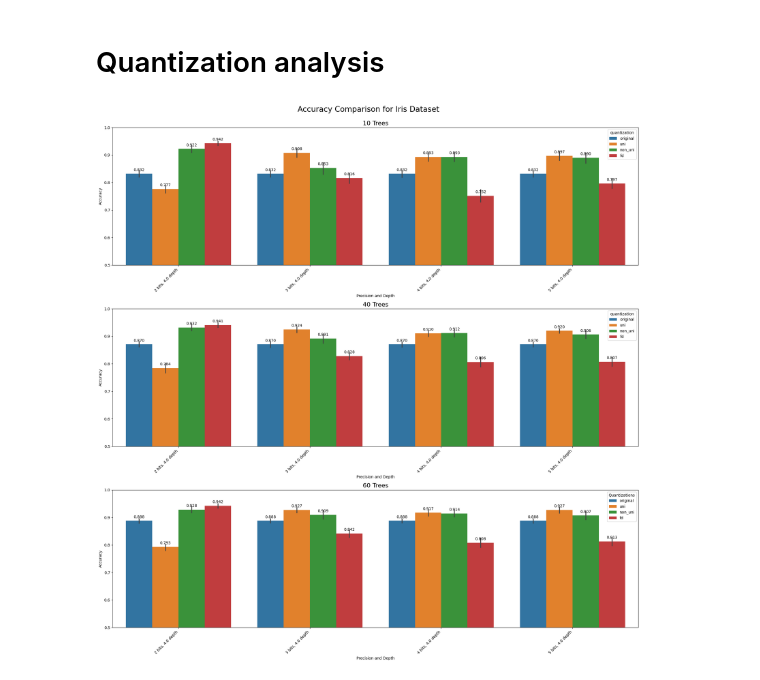
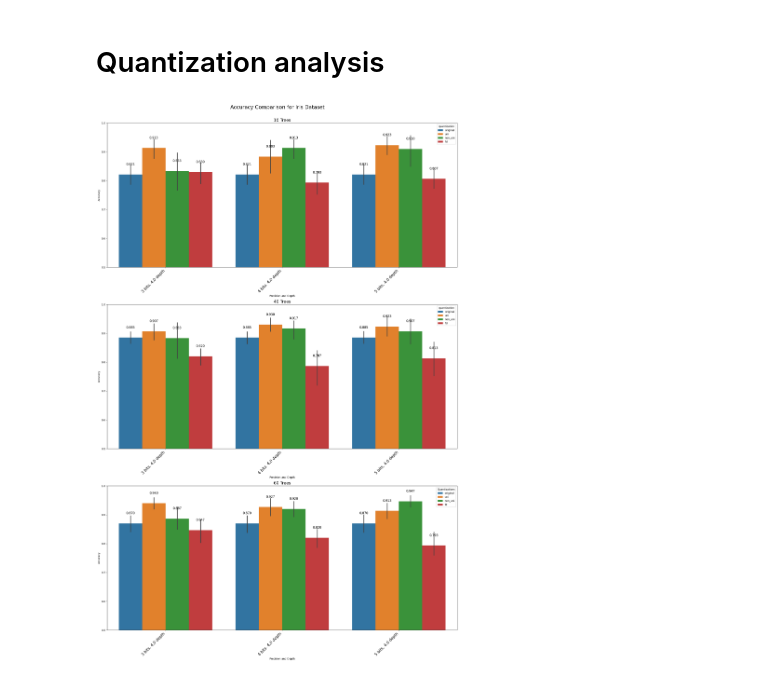
Before and after one commit to sofianeazogagh/oblivious_unlearning, a Jupyter notebook: notebook.ipynb, the cells around one changed output. Drawn from its saved outputs; the diff is of its cells as text; code cells hidden in the pictures.

```diff
--- a/notebook.ipynb
+++ b/notebook.ipynb
@@ -310,7 +308,7 @@ import pandas as pd
 import seaborn as sns
 
 dataset_name = "iris"
-precisions = [2, 3, 4, 5]
+precisions = [3, 4, 5]
 num_forests = [10, 40, 60]
 quantizations = ["original","uni", "non_uni", "fd"]
 depths = [4]
@@ -325,37 +323,34 @@ for n_bits in precisions:
                     filename = f"logs/{dataset_name}_{depth}d_{n_forests}m_clear.csv"
                 else:
                     filename = f"logs/{dataset_name}_{quantization}_{n_bits}bits_{depth}d_{n_forests}m_clear.csv"
                 result = pd.read_csv(filename, header=None, names=["accuracy", "training_time", "inference_time"])
                 result["precision"] = n_bits
                 result["num_forests"] = n_forests
                 result["quantization"] = quantization
                 result["depth"] = depth
                 data = pd.concat([data, result])
 
 data["precision_depth"] = data["precision"].astype(str) + " bits, " + data["depth"].astype(str) + " depth"
 
-fig = plt.figure(figsize=(20, 20))
-# plot for each num_forests
+fig = plt.figure(figsize=(20, 30))
 
 for i, n_forests in enumerate(num_forests):
     ax = fig.add_subplot(3, 1, i+1)
     sns.barplot(x="precision_depth", y="accuracy", hue="quantization", data=data[data["num_forests"] == n_forests], ax=ax)
     ax.set_ylim(0.5, 1)# Rotate x-axis labels for better readability
     # add a subtitle for each plot
     ax.set_title(f"{n_forests} Trees", fontsize=16)
-    ax.set_xticklabels(ax.get_xticklabels(), rotation=45, ha="right")
+    ax.set_xticklabels(ax.get_xticklabels(), rotation=45, ha="right", fontsize=15)
     ax.set_xlabel("Precision and Depth")
     ax.set_ylabel("Accuracy")
     # add the text on top of each bar
     for p in ax.patches:
-        ax.annotate(f"{p.get_height():.3f}", (p.get_x() + p.get_width() / 2., p.get_height()), ha="center", va="center", xytext=(0, 10), textcoords='offset points')
+        ax.annotate(f"{p.get_height():.3f}", (p.get_x() + p.get_width() / 2., p.get_height()), ha="center", va="center", xytext=(0, 40), textcoords='offset points', fontsize=12)
 
 plt.tight_layout()
 
-# add a title for the whole plot
 fig.suptitle(f"Accuracy Comparison for {dataset_name.capitalize()} Dataset", fontsize=20, y=1.02)
 plt.legend(title="Quantizations")
-# plt.tight_layout()
 plt.show()
 # %% [output]
-[figure, old version]
+[figure, new version]
```
Also changed, not shown: parts of 1 cell of this notebook.
